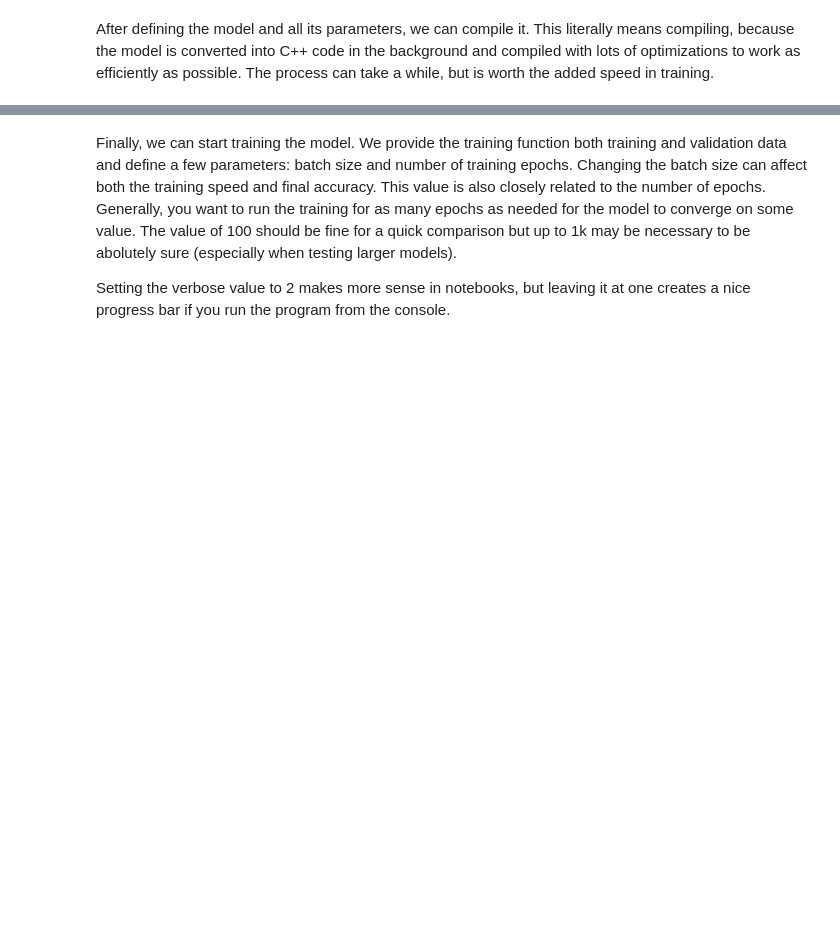
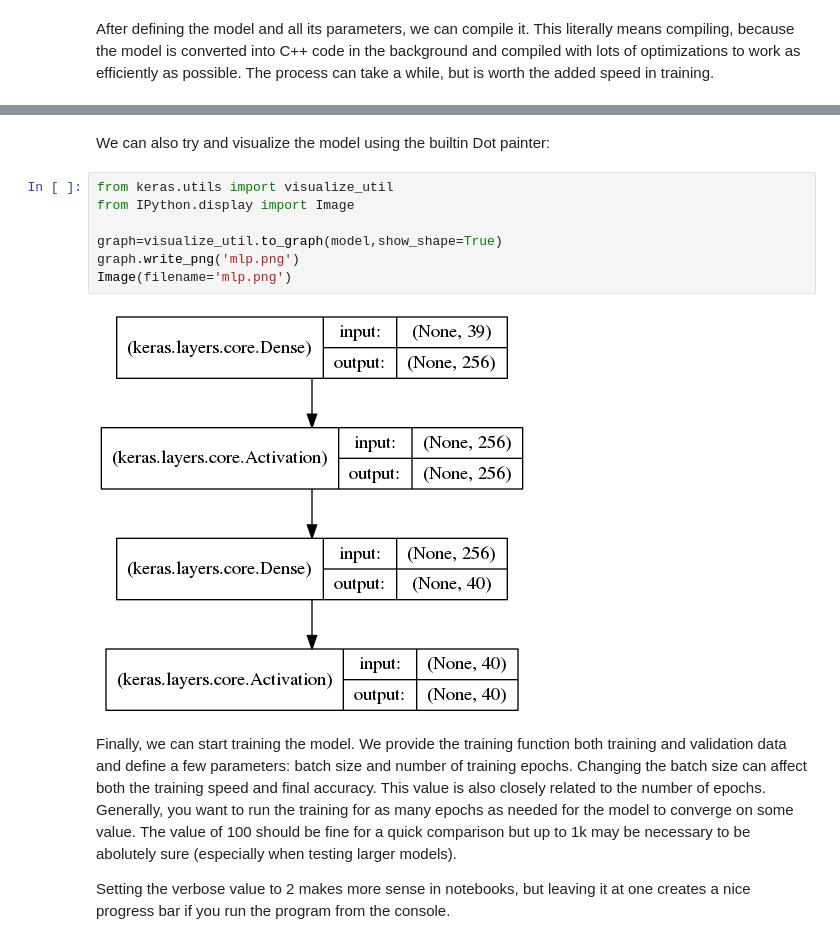
Before and after one commit to danijel3/ASRDemos, a Jupyter notebook: notebooks/MLP_Keras.ipynb, the cells around one changed output, grey strips where cells are left out. Saved outputs shown, nothing was run; the diff lists cells and outputs as text; blank space fills up the shorter version.

```diff
--- a/notebooks/MLP_Keras.ipynb
+++ b/notebooks/MLP_Keras.ipynb
@@ -115,5 +102,16 @@ Total params: 80424
 --------------------------------------------------------------------------------
 None
+# %% [markdown]
+We can also try and visualize the model using the builtin Dot painter:
+# %%
+from keras.utils import visualize_util
+from IPython.display import Image
+
+graph=visualize_util.to_graph(model,show_shape=True)
+graph.write_png('mlp.png')
+Image(filename='mlp.png')
+# %% [output]
+[figure, added]
 # %% [markdown]
 Finally, we can start training the model. We provide the training function both training and validation data and define a few parameters: batch size and number of training epochs. Changing the batch size can affect both the training speed and final accuracy. This value is also closely related to the number of epochs. Generally, you want to run the training for as many epochs as needed for the model to converge on some value. The value of 100 should be fine for a quick comparison but up to 1k may be necessary to be abolutely sure (especially when testing larger models).
 
```
Also changed, not shown: parts of 14 cells of this notebook.
